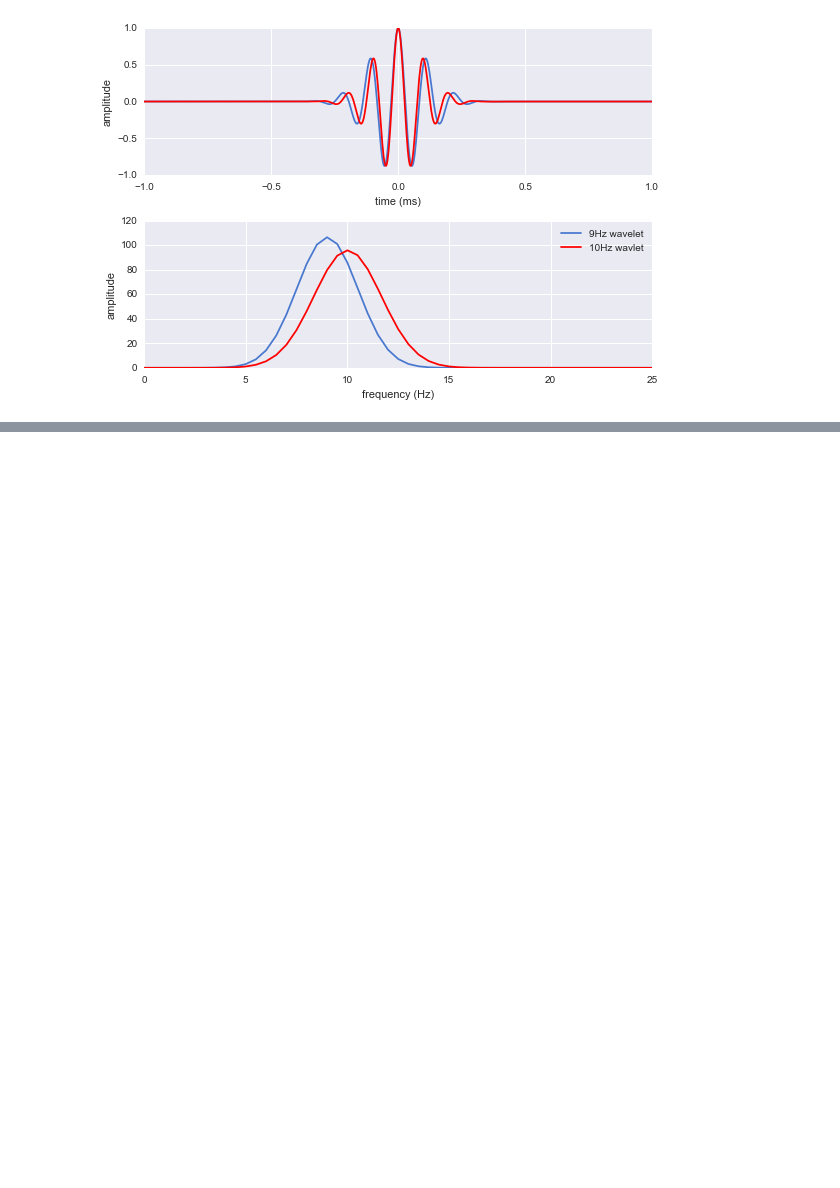
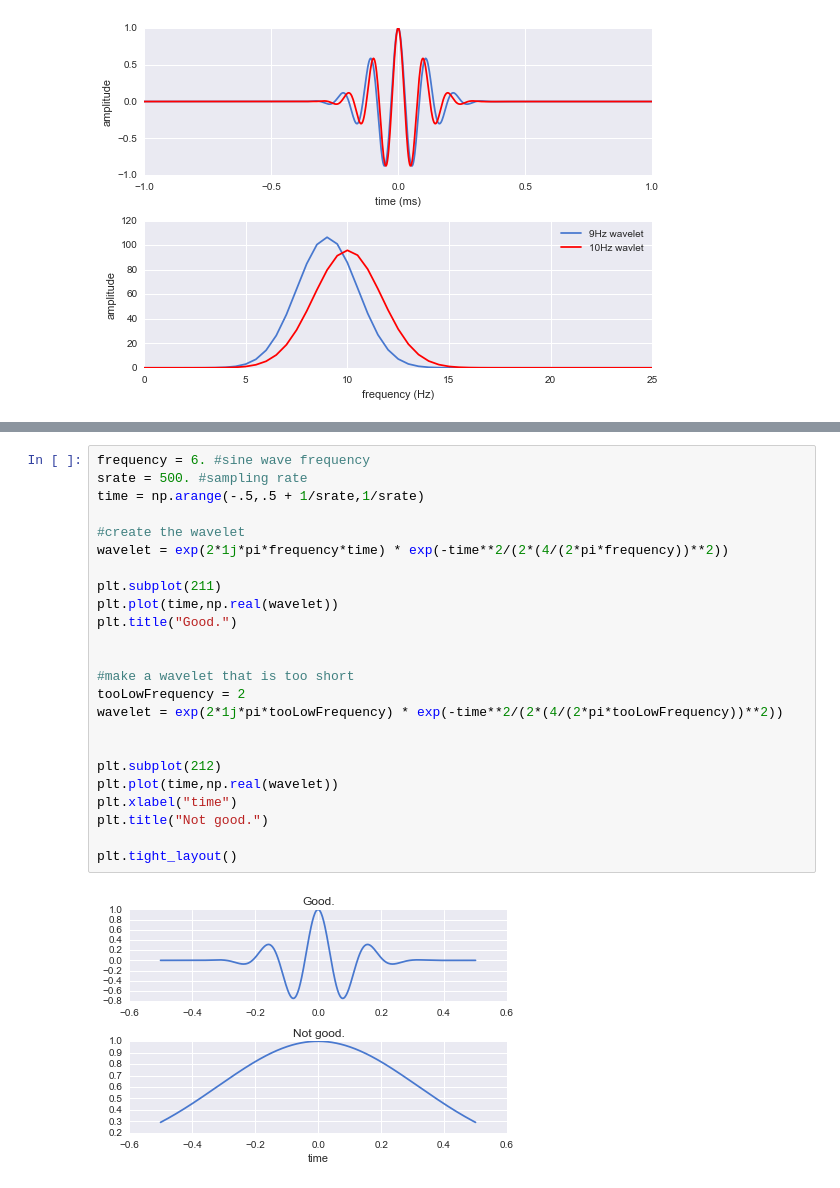
Before and after one commit to lyndond/Analyzing_Neural_Time_Series, a Jupyter notebook: chapter13.ipynb, the cells around one changed output, grey strips where cells are left out. Saved outputs shown, nothing was run; the diff lists cells and outputs as text; blank space fills up the shorter version.

```diff
--- a/chapter13.ipynb
+++ b/chapter13.ipynb
@@ -378,0 +539,26 @@ plt.tight_layout()
+# %%
+frequency = 6. #sine wave frequency
+srate = 500. #sampling rate
+time = np.arange(-.5,.5 + 1/srate,1/srate)
+
+#create the wavelet
+wavelet = exp(2*1j*pi*frequency*time) * exp(-time**2/(2*(4/(2*pi*frequency))**2))
+
+plt.subplot(211)
+plt.plot(time,np.real(wavelet))
+plt.title("Good.")
+
+
+#make a wavelet that is too short
+tooLowFrequency = 2
+wavelet = exp(2*1j*pi*tooLowFrequency) * exp(-time**2/(2*(4/(2*pi*tooLowFrequency))**2))
+
+
+plt.subplot(212)
+plt.plot(time,np.real(wavelet))
+plt.xlabel("time")
+plt.title("Not good.")
+
+plt.tight_layout()
+# %% [output]
+[figure, added]
```
Also changed, not shown: parts of 17 cells of this notebook.
